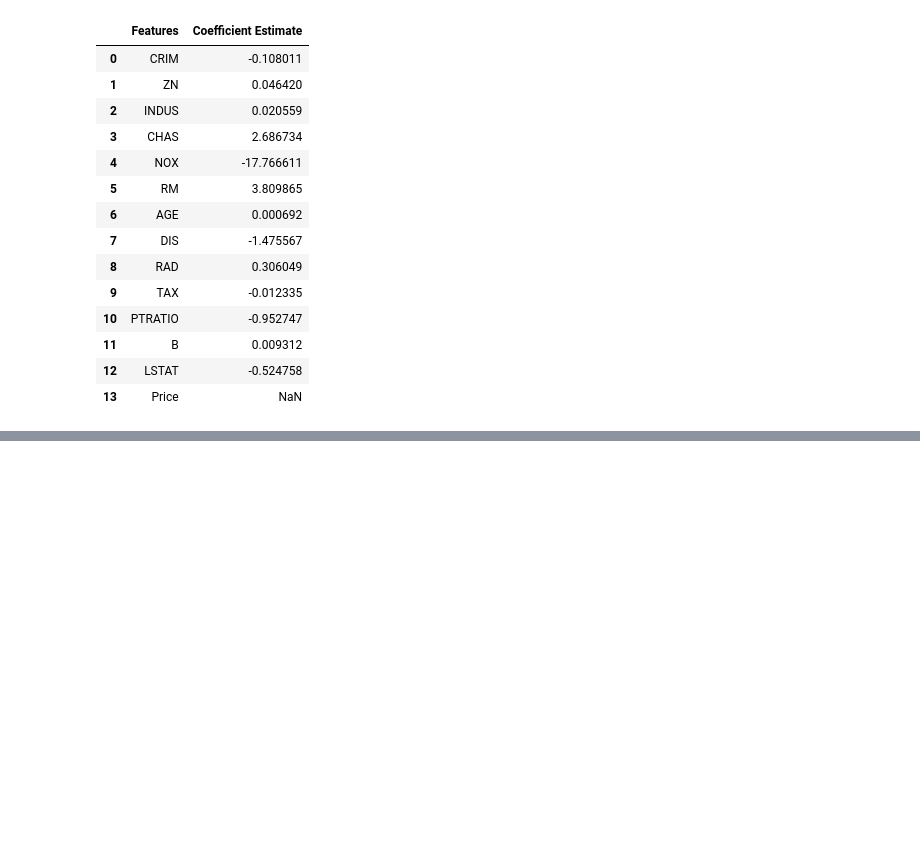
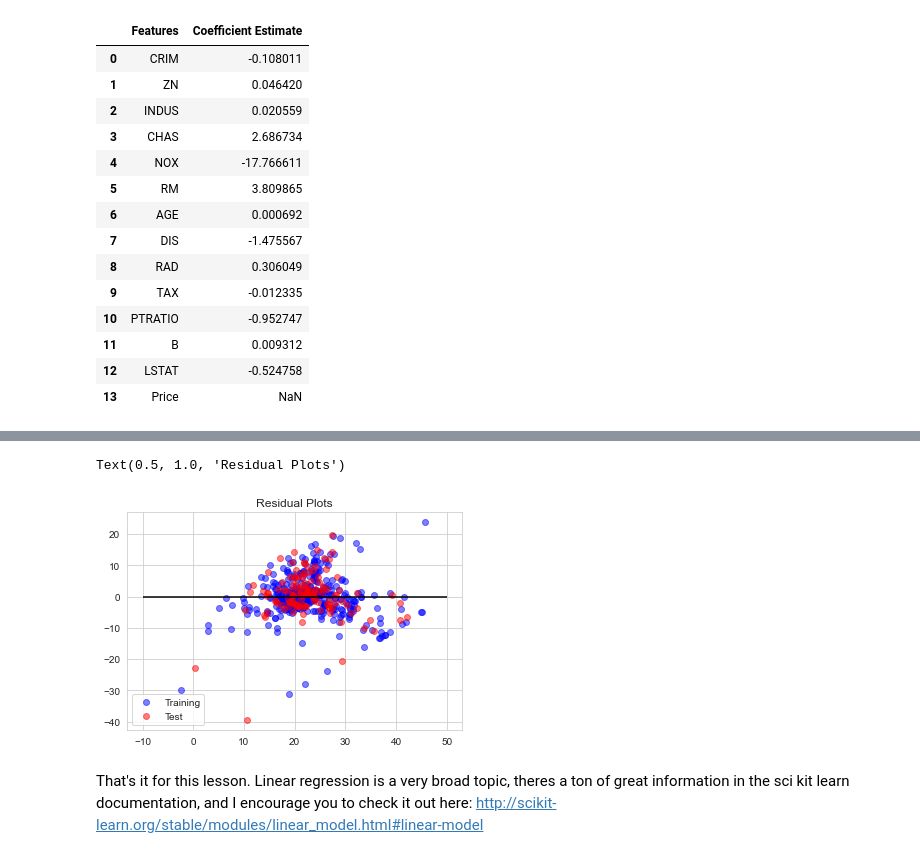
Before and after one commit to abel672/python-data-analysis-visualization, a Jupyter notebook: Section-9-Machine-Learning/00-Supervised-Learning-Linear-Regression.ipynb, the cells around one changed output, grey strips where cells are left out. Drawn from its saved outputs; the diff is of its cells as text; code cells hidden in the pictures; blank space fills up the shorter version.

Commit message:
Linear Regression part 4: Question 7, 8, 9
Training and Validation, Predicting and getting Residual Plots (Errors)

```diff
--- a/Section-9-Machine-Learning/00-Supervised-Learning-Linear-Regression.ipynb
+++ b/Section-9-Machine-Learning/00-Supervised-Learning-Linear-Regression.ipynb
@@ -261,0 +255,3 @@ coeff_df
+# %%
+# By splitting our data in train and test set, we can test how good our regression model is
+X_train, X_test, Y_train, Y_test = sklearn.model_selection.train_test_split(X,boston_df.Price)
@@ -261,0 +266,4 @@ coeff_df
+# %%
+lreg = LinearRegression()
+
+lreg.fit(X_train,Y_train) # Fitting training data to this Linear Regression
@@ -261,0 +272,4 @@ coeff_df
+# %%
+# Predictions data sets
+pred_train = lreg.predict(X_train)
+pred_test = lreg.predict(X_test)
@@ -261,0 +299,15 @@ coeff_df
+# %%
+train = plt.scatter(pred_train,(pred_train - Y_train),c='b',alpha=0.5) # pred_train - Y_train = Residual
+
+test = plt.scatter(pred_test,(pred_test - Y_test),c='r',alpha=0.5) # pred_test - Y_test = Residual
+
+plt.hlines(y=0,xmin=-10,xmax=50,colors='black')
+
+plt.legend((train, test),('Training','Test'),loc='lower left')
+
+plt.title('Residual Plots')
+# %% [output]
+Text(0.5, 1.0, 'Residual Plots')
+[figure, added]
+# %% [markdown]
+That's it for this lesson. Linear regression is a very broad topic, theres a ton of great information in the sci kit learn documentation, and I encourage you to check it out here: [http://scikit-learn.org/stable/modules/linear_model.html#linear-model](http://scikit-learn.org/stable/modules/linear_model.html#linear-model)
```
Also changed, not shown: parts of 10 cells of this notebook, 1 other file.
